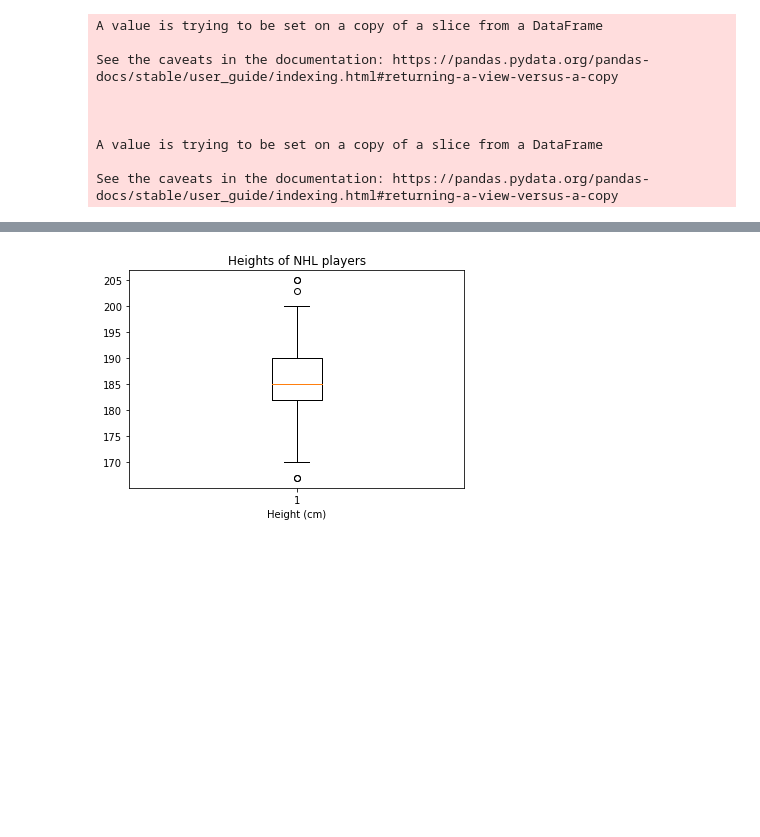
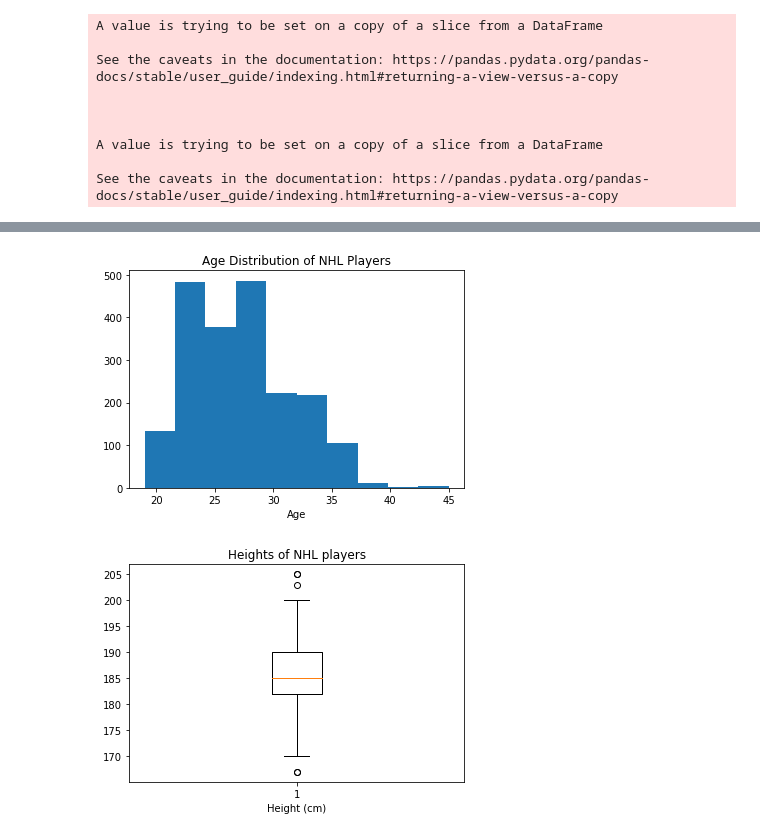
Before and after one commit to szonja126/NHL-Diplomamunka, a Jupyter notebook: readcsv.ipynb, the cells around one changed output, grey strips where cells are left out. Cells and saved outputs as stored; diff of their text form; code cells hidden in the pictures; blank space fills up the shorter version.

```diff
--- a/readcsv.ipynb
+++ b/readcsv.ipynb
@@ -163,3 +150,10 @@ dtype: object
+# %%
+plt.hist(players_distinct['currentAge'])
+plt.title('Age Distribution of NHL Players')
+plt.xlabel('Age')
+plt.show()
+# %% [output]
+[figure, added]
 # %%
 plt.boxplot(players_distinct['height_cm'])
 plt.title('Heights of NHL players')
```
Also changed, not shown: parts of 18 cells of this notebook, 2 other files.
